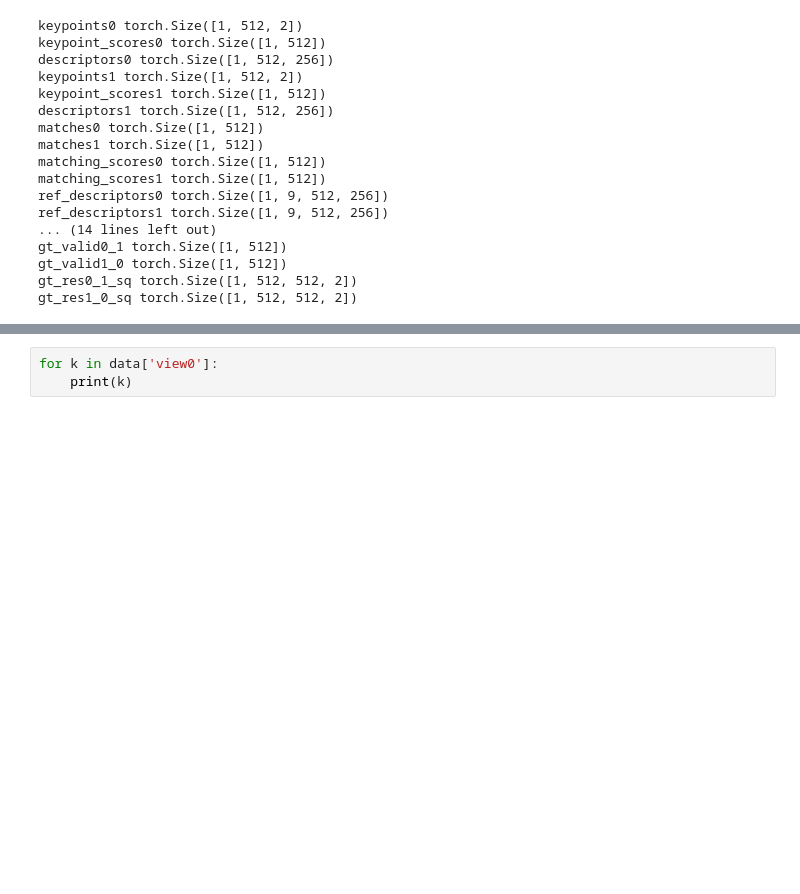
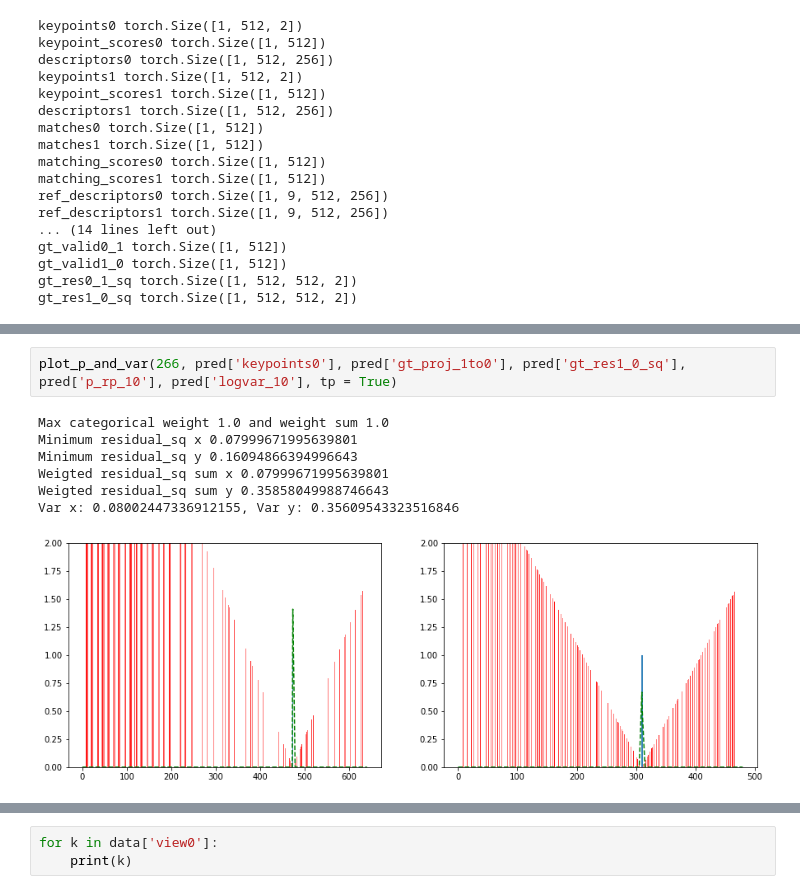
Before and after one commit to HLrwth/glue-factory, a Jupyter notebook: vis.ipynb, the cells around one changed output, grey strips where cells are left out. Drawn from its saved outputs; the diff is of its cells as text; blank space fills up the shorter version.

```diff
--- a/vis.ipynb
+++ b/vis.ipynb
@@ -139,0 +170,10 @@ plot_p_and_var(0, pred['keypoints1'], pred['gt_proj_0to1'], pred['gt_res0_1_sq']
+# %%
+plot_p_and_var(266, pred['keypoints0'], pred['gt_proj_1to0'], pred['gt_res1_0_sq'], pred['p_rp_10'], pred['logvar_10'], tp = True)
+# %% [output]
+Max categorical weight 1.0 and weight sum 1.0
+Minimum residual_sq x 0.07999671995639801
+Minimum residual_sq y 0.16094866394996643
+Weigted residual_sq sum x 0.07999671995639801
+Weigted residual_sq sum y 0.35858049988746643
+Var x: 0.08002447336912155, Var y: 0.35609543323516846
+[figure, added]
```
Also changed, not shown: parts of 24 cells of this notebook, 1 other file.
